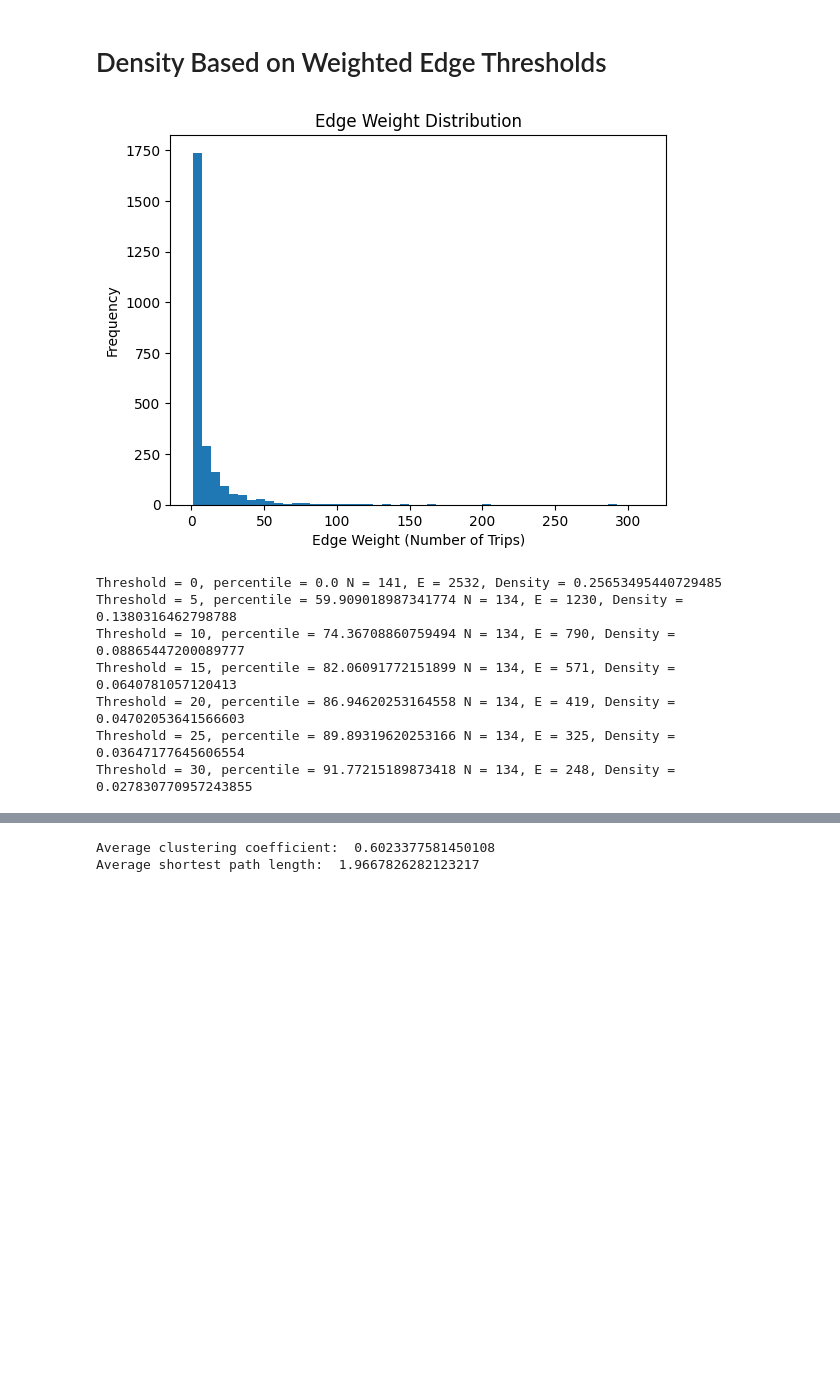
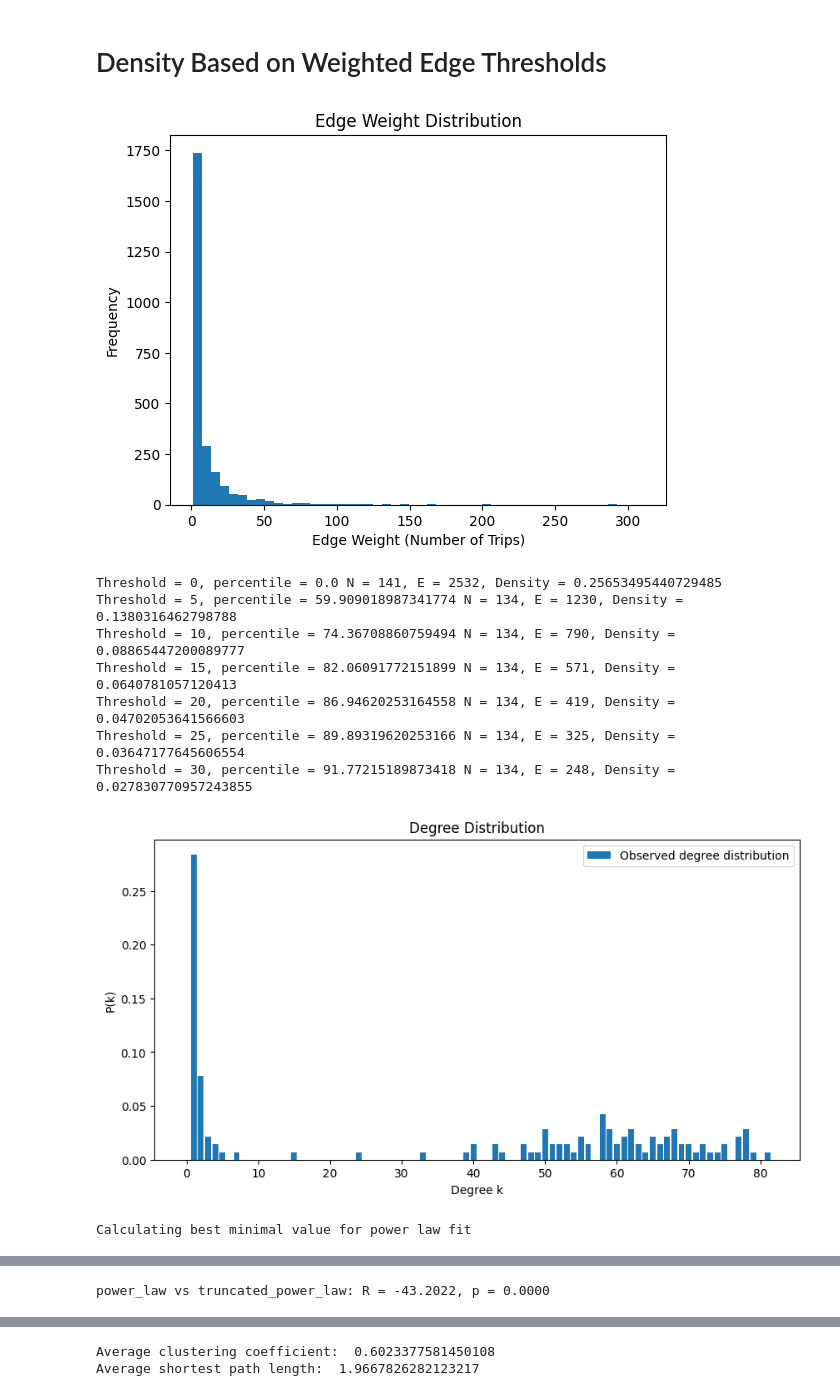
Before and after one commit to jiayizhang123/CPSC672-Project, a Jupyter notebook: Project-citibike.ipynb, the cells around one changed output, grey strips where cells are left out. Drawn from its saved outputs; the diff is of its cells as text; code cells hidden in the pictures; blank space fills up the shorter version.

```diff
--- a/Project-citibike.ipynb
+++ b/Project-citibike.ipynb
@@ -129,30 +162,100 @@ percentiles = [percentileofscore(weights, threshold) for threshold in weight_thr
 # plot the weight distribution
 plt.figure()
 plt.hist(weights, bins=50)
 plt.xlabel("Edge Weight (Number of Trips)")
 plt.ylabel("Frequency")
 plt.title("Edge Weight Distribution")
 plt.show()
 
 # create graphs for each level of weight threshold
 for weight_threshold in weight_thresholds:
     filtered_links = links_df[links_df['weight'] >= weight_threshold].copy()
 
     filtered_graph = nx.from_pandas_edgelist(filtered_links, source='start_station_name', target='end_station_name', edge_attr='weight')
 
     filtered_graph.add_nodes_from(G.nodes(data=True))
 
     weight_filtered_graphs.append(filtered_graph)
 
 # report the density of each filtered graph
 for index, graph in enumerate(weight_filtered_graphs):
     print(f"Threshold = {weight_thresholds[index]}, percentile = {percentiles[index]} N = {graph.number_of_nodes()}, E = {graph.number_of_edges()}, Density = {nx.density(graph)}")
+
+
+# =========================
+# Degree distribution
+# =========================
+degree_dict = dict(nx.degree(weight_filtered_graphs[0]))
+clustering_dict = nx.clustering(weight_filtered_graphs[0])
+
+df = pd.DataFrame({
+    "Degree": pd.Series(degree_dict),
+    "Clustering": pd.Series(clustering_dict)
+})
+
+# Basic values
+N = weight_filtered_graphs[0].number_of_nodes()
+k_avg = df["Degree"].mean()
+p = k_avg / (N - 1)
+
+# Empirical degree distribution
+K = int(df["Degree"].max())
+y0, x0 = np.histogram(df["Degree"].values, bins=range(K + 2), density=True)
+
+# =========================
+# Plot 1: Degree distribution
+# =========================
+plt.figure(figsize=(10, 5))
+plt.bar(x0[:-1], y0, label="Observed degree distribution")
+plt.xlabel("Degree k")
+plt.ylabel("P(k)")
+plt.title("Degree Distribution")
+plt.legend()
+plt.show()
+
+# Example: G is your graph
+# G = ...
+
+# Get degree sequence
+degrees = [d for n, d in weight_filtered_graphs[0].degree()]
+
+# Remove zero-degree nodes if needed
+degrees = [d for d in degrees if d > 0]
+
+# Fit power law
+fit = powerlaw.Fit(degrees, discrete=True)
+
+# Print fitted parameters
+print("alpha =", fit.alpha)
+print("xmin =", fit.xmin)
+
+# Compare power law vs lognormal
+distributions = ['lognormal', 'exponential', 'truncated_power_law']
+
+for dist in distributions:
+    R, p = fit.distribution_compare('power_law', dist)
+    print(f"power_law vs {dist}: R = {R:.4f}, p = {p:.4f}")
+
+fig = fit.plot_ccdf(label='Empirical', linewidth=2)
+
+fit.power_law.plot_ccdf(ax=fig, linestyle='--', label='Power law')
+fit.truncated_power_law.plot_ccdf(ax=fig, linestyle='--', label='Truncated Power law')
+fit.lognormal.plot_ccdf(ax=fig, linestyle='--', label='Lognormal')
+
+
+plt.xlabel("Degree k")
+plt.ylabel("P(K ≥ k)")
+plt.title("CCDF Comparison of Degree Distribution Fits")
+plt.legend()
+plt.show()
 # %% [output]
 [figure]
 Threshold = 0, percentile = 0.0 N = 141, E = 2532, Density = 0.25653495440729485
 Threshold = 5, percentile = 59.909018987341774 N = 134, E = 1230, Density = 0.1380316462798788
 Threshold = 10, percentile = 74.36708860759494 N = 134, E = 790, Density = 0.08865447200089777
 Threshold = 15, percentile = 82.06091772151899 N = 134, E = 571, Density = 0.0640781057120413
 Threshold = 20, percentile = 86.94620253164558 N = 134, E = 419, Density = 0.04702053641566603
 Threshold = 25, percentile = 89.89319620253166 N = 134, E = 325, Density = 0.03647177645606554
 Threshold = 30, percentile = 91.77215189873418 N = 134, E = 248, Density = 0.027830770957243855
+[figure, added]
+Calculating best minimal value for power law fit
@@ -158,0 +266 @@ Threshold = 30, percentile = 91.77215189873418 N = 134, E = 248, Density = 0.027
+power_law vs truncated_power_law: R = -43.2022, p = 0.0000
```
Also changed, not shown: parts of 3 cells of this notebook.
